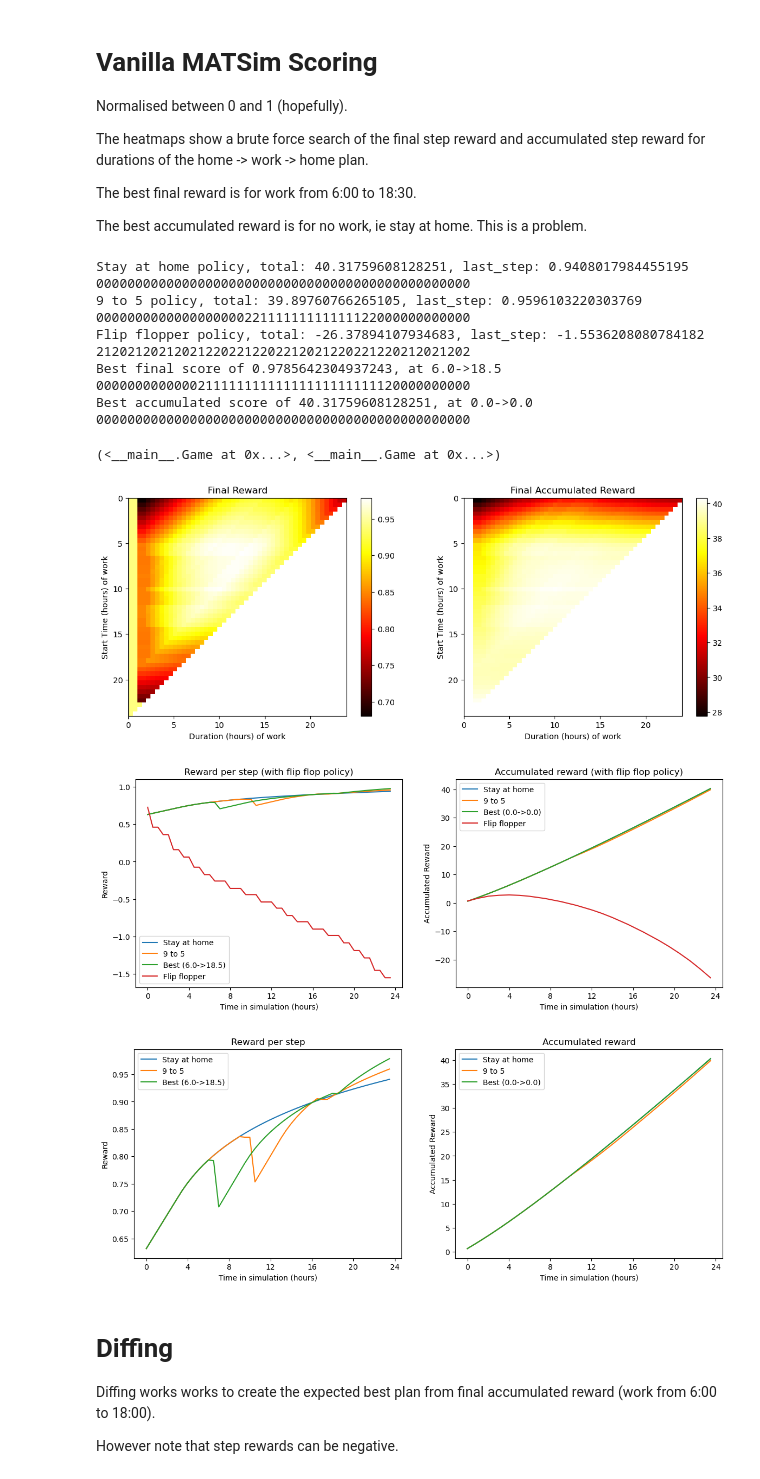
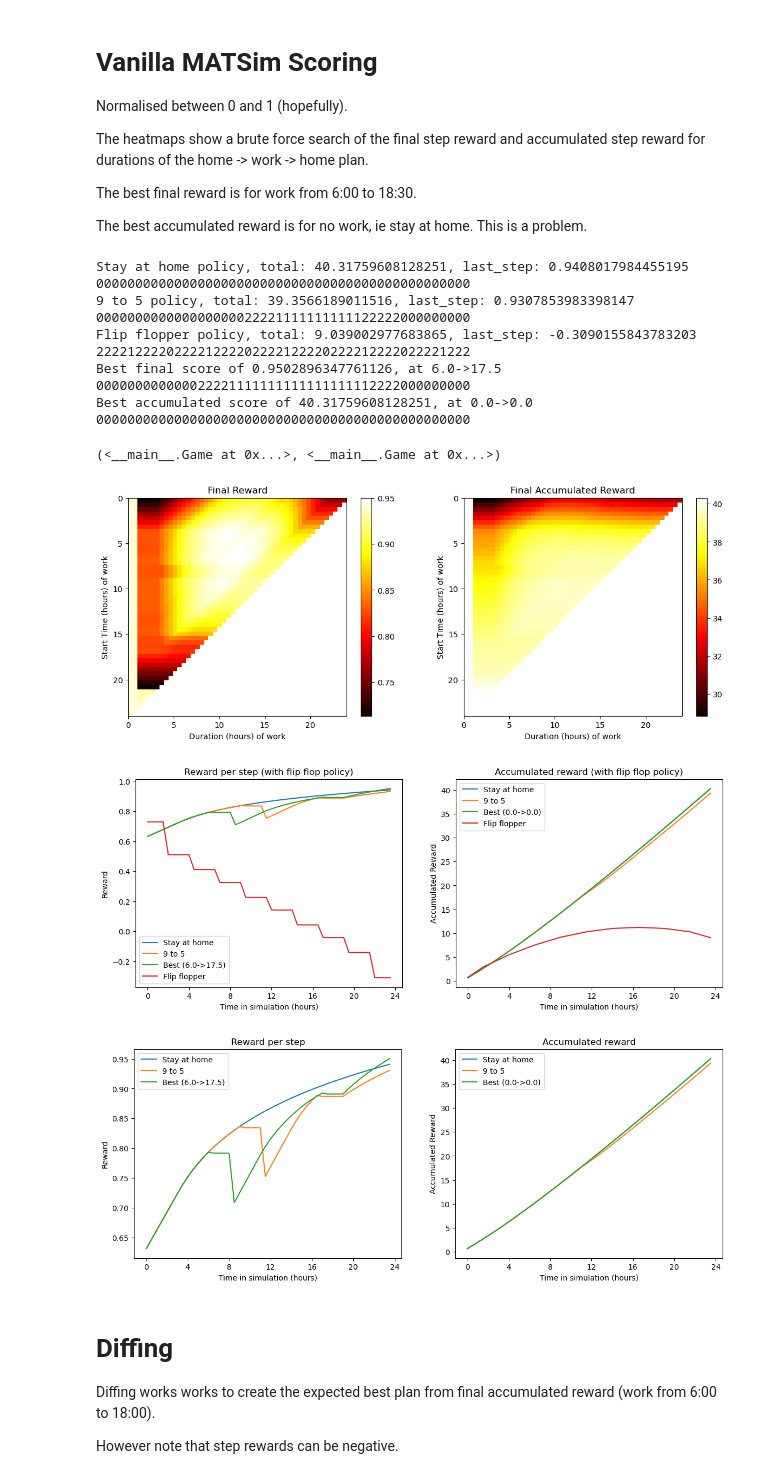
Before and after one commit to fredshone/biggym, a Jupyter notebook: examples/scheduler_demo.ipynb, the cells around one changed output. Saved outputs shown, nothing was run; the diff lists cells and outputs as text; code cells hidden in the pictures.

```diff
--- a/examples/scheduler_demo.ipynb
+++ b/examples/scheduler_demo.ipynb
@@ -249,29 +241,29 @@ The best accumulated reward is for no work, ie stay at home. This is a problem.
 # %%
 max_duration = 24
 steps = 48
 
 # Introduces NormalisedScorer to normalise the scores between 0 and 1 (hopefully)
 scorer = NormalisedScorer(SimpleMATSimTraceScorer())
 env = SchedulerEnv(
-    duration=max_duration, steps=steps, distance=10.0, scorer=scorer
+    duration=max_duration, steps=steps, distance=50.0, scorer=scorer
 )
 
 run_experiment(env, max_duration, steps)
 # %% [output]
 Stay at home policy, total: 40.31759608128251, last_step: 0.9408017984455195
 000000000000000000000000000000000000000000000000
-9 to 5 policy, total: 39.89760766265105, last_step: 0.9596103220303769
-000000000000000000022111111111111122000000000000
-Flip flopper policy, total: -26.37894107934683, last_step: -1.5536208080784182
-212021202120212202212202212021220221220212021202
-Best final score of 0.9785642304937243, at 6.0->18.5
-000000000000021111111111111111111111120000000000
+9 to 5 policy, total: 39.3566189011516, last_step: 0.9307853983398147
+000000000000000000022221111111111122222000000000
+Flip flopper policy, total: 9.039002977683865, last_step: -0.3090155843783203
+222212222022221222202222122220222212222022221222
+Best final score of 0.9502896347761126, at 6.0->17.5
+000000000000022221111111111111111112222000000000
 Best accumulated score of 40.31759608128251, at 0.0->0.0
 000000000000000000000000000000000000000000000000
 (<__main__.Game at 0x...>, <__main__.Game at 0x...>)
-[figure, old version]
+[figure, new version]
-[figure, old version]
+[figure, new version]
-[figure, old version]
+[figure, new version]
 # %% [markdown]
 # Diffing
 
```
Also changed, not shown: parts of 6 cells of this notebook, 1 other file.
